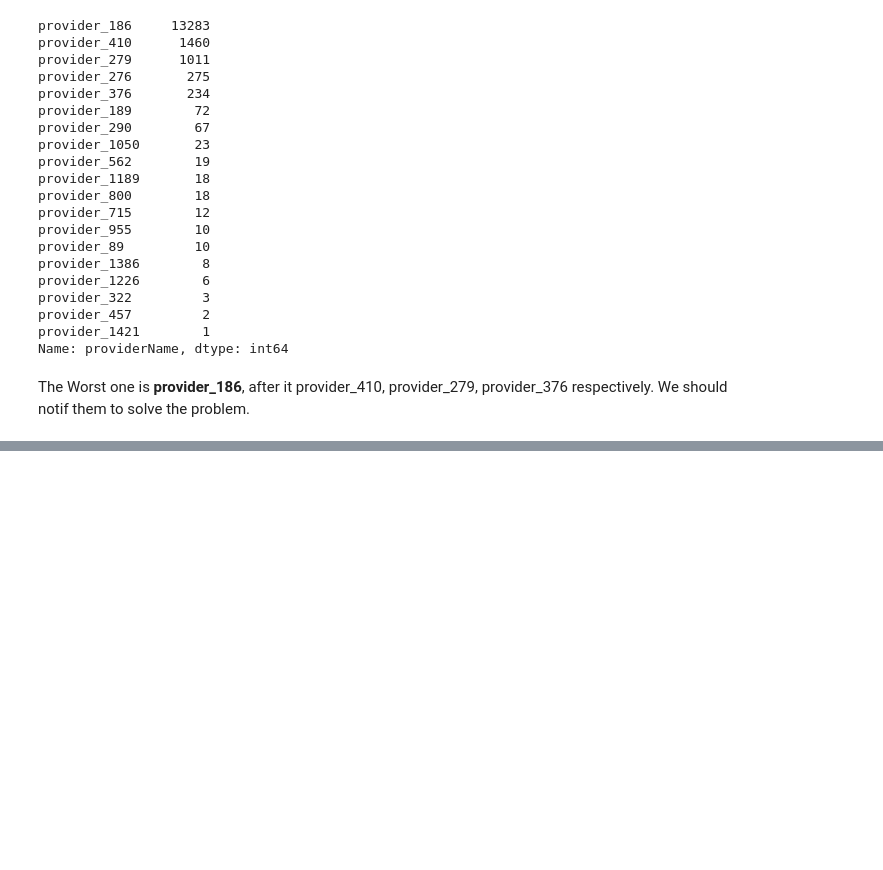
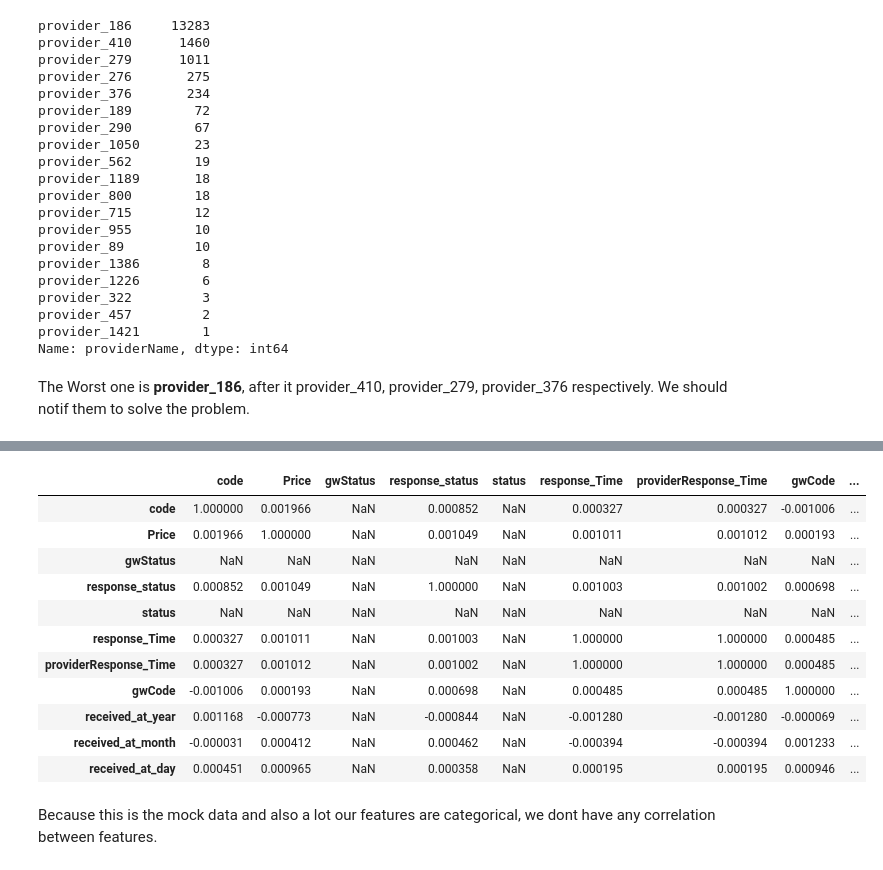
Before and after one commit to amyrmahdy/api-management, a Jupyter notebook: APIM.ipynb, the cells around one changed output, grey strips where cells are left out. Cells and saved outputs as stored; diff of their text form; code cells hidden in the pictures; blank space fills up the shorter version.

```diff
--- a/APIM.ipynb
+++ b/APIM.ipynb
@@ -266,0 +330,3 @@ The Worst one is **provider_186**, after it  provider_410, provider_279, provide
+# %%
+df.corr()
+# %% [output]
@@ -266,0 +334,14 @@ The Worst one is **provider_186**, after it  provider_410, provider_279, provide
+|  | code | Price | gwStatus | response_status | status | response_Time | providerResponse_Time | gwCode | ... |
+| code | 1.000000 | 0.001966 | NaN | 0.000852 | NaN | 0.000327 | 0.000327 | -0.001006 | ... |
+| Price | 0.001966 | 1.000000 | NaN | 0.001049 | NaN | 0.001011 | 0.001012 | 0.000193 | ... |
+| gwStatus | NaN | NaN | NaN | NaN | NaN | NaN | NaN | NaN | ... |
+| response_status | 0.000852 | 0.001049 | NaN | 1.000000 | NaN | 0.001003 | 0.001002 | 0.000698 | ... |
+| status | NaN | NaN | NaN | NaN | NaN | NaN | NaN | NaN | ... |
+| response_Time | 0.000327 | 0.001011 | NaN | 0.001003 | NaN | 1.000000 | 1.000000 | 0.000485 | ... |
+| providerResponse_Time | 0.000327 | 0.001012 | NaN | 0.001002 | NaN | 1.000000 | 1.000000 | 0.000485 | ... |
+| gwCode | -0.001006 | 0.000193 | NaN | 0.000698 | NaN | 0.000485 | 0.000485 | 1.000000 | ... |
+| received_at_year | 0.001168 | -0.000773 | NaN | -0.000844 | NaN | -0.001280 | -0.001280 | -0.000069 | ... |
+| received_at_month | -0.000031 | 0.000412 | NaN | 0.000462 | NaN | -0.000394 | -0.000394 | 0.001233 | ... |
+| received_at_day | 0.000451 | 0.000965 | NaN | 0.000358 | NaN | 0.000195 | 0.000195 | 0.000946 | ... |
+# %% [markdown]
+Because this is the mock data and also a lot our features are categorical, we dont have any correlation between features.
```
Also changed, not shown: parts of 19 cells of this notebook.
